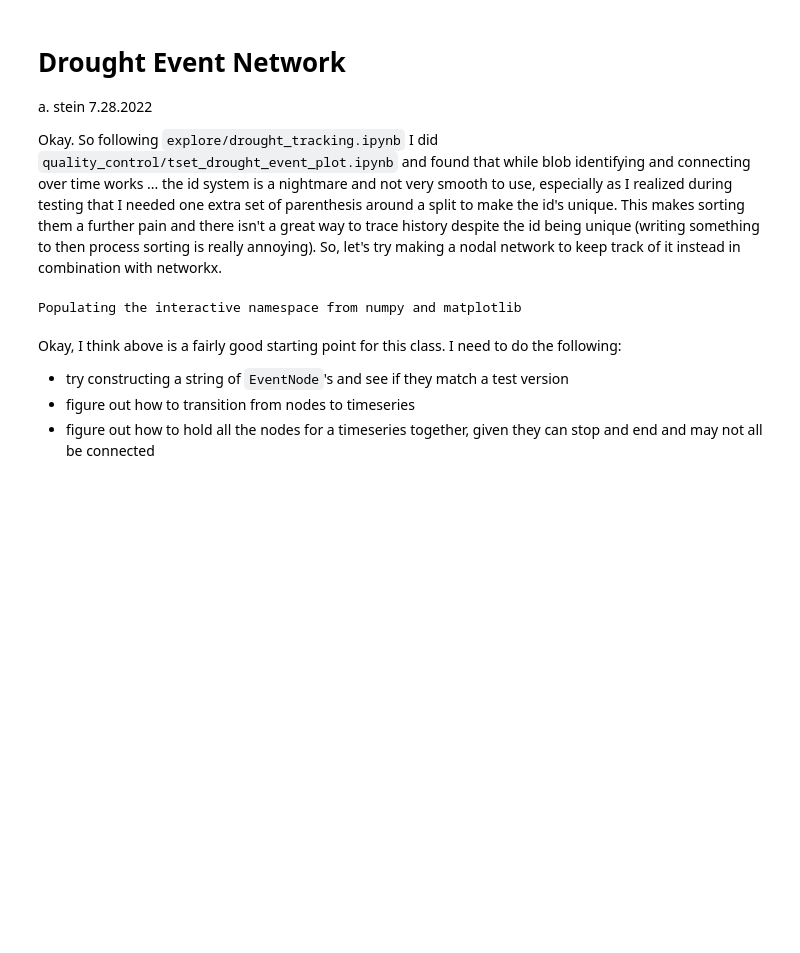
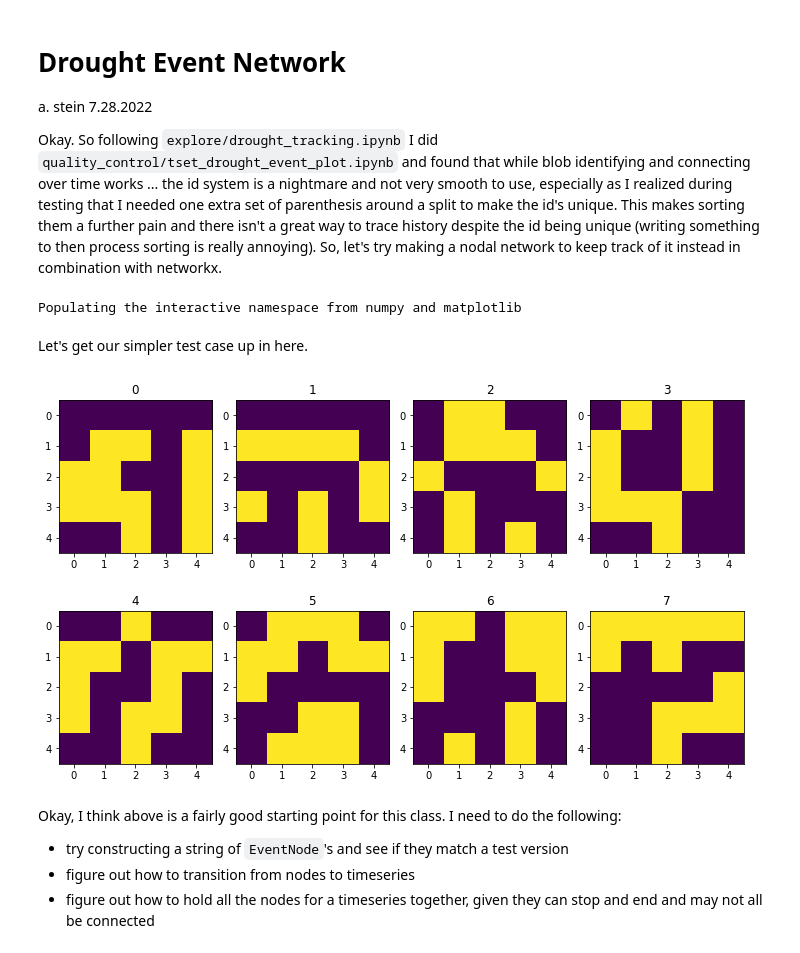
Before and after one commit to UW-Hydro/drought_impact, a Jupyter notebook: notebooks/explore/drought_event_network.ipynb, the cells around one changed output. Saved outputs shown, nothing was run; the diff lists cells and outputs as text; code cells hidden in the pictures; blank space fills up the shorter version.

```diff
--- a/notebooks/explore/drought_event_network.ipynb
+++ b/notebooks/explore/drought_event_network.ipynb
@@ -32,3 +32,5 @@ from skimage.color import rgb2gray
 from skimage.measure import regionprops_table
 # %% [output]
 Populating the interactive namespace from numpy and matplotlib
+# %% [markdown]
+Let's get our simpler test case up in here.
@@ -34,0 +68,26 @@ Populating the interactive namespace from numpy and matplotlib
+# %%
+# this was originally generated randomly using the same method method as
+# before, but I have now hard coded it to have a consistent test example
+test_matrix = np.array([
+    [0, 0, 0, 0, 0],
+    [0, 1, 1, 0, 1],
+    [1, 1, 0, 0, 1],
+    [1, 1, 1, 0, 1],
+    [0, 0, 1, 0, 1]
+])
+# %%
+fig, axs = plt.subplots(2, 4, figsize=(10,6))
+
+test_series = []
+plot_matrix = test_matrix
+
+for i, ax in enumerate(axs.ravel()):
+    test_series.append(plot_matrix)
+    ax.imshow(plot_matrix)
+    plot_matrix = tick(plot_matrix)
+
+    ax.set_title(i)
+
+plt.tight_layout()
+# %% [output]
+[figure, added]
```
Also changed, not shown: parts of 18 cells of this notebook, 1 other file.
